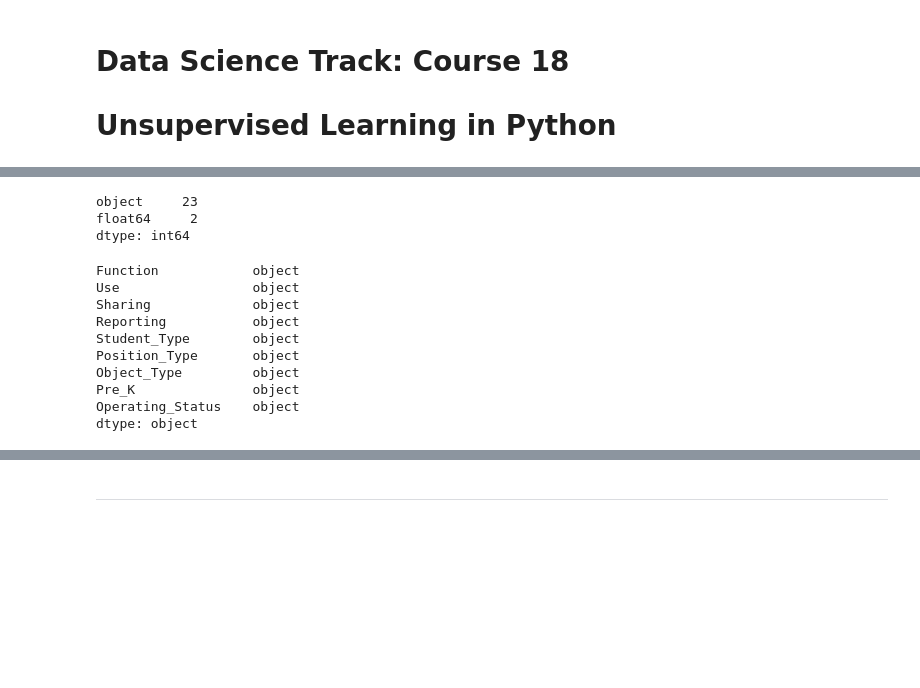
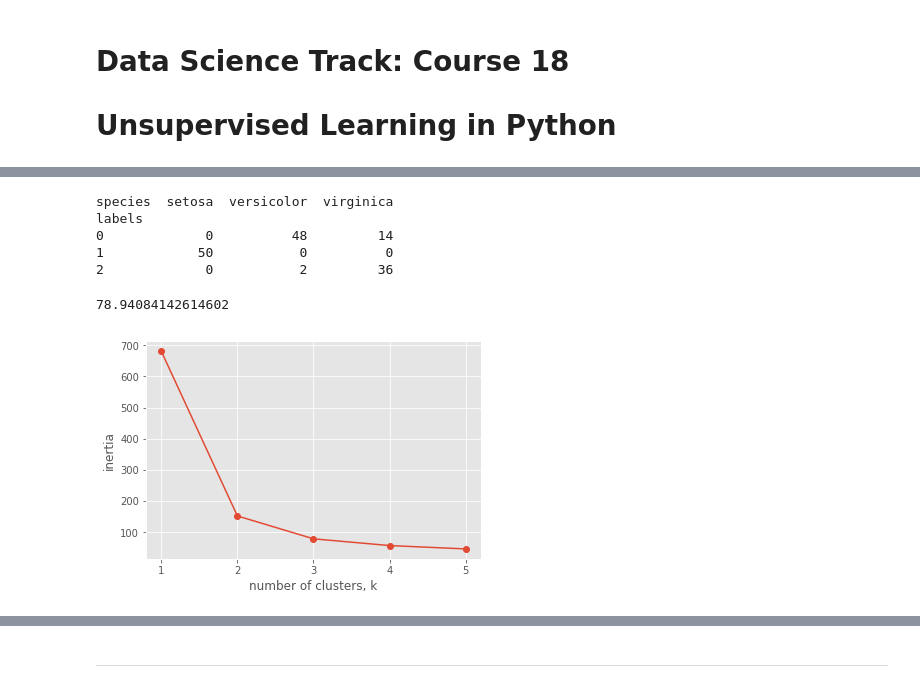
Before and after one commit to jadoonengr/DataCamp-Notes, a Jupyter notebook: 18. Unsupervised Learning in Python.ipynb, the cells around one changed output, grey strips where cells are left out. Drawn from its saved outputs; the diff is of its cells as text; code cells hidden in the pictures; blank space fills up the shorter version.

```diff
--- a/18. Unsupervised Learning in Python.ipynb
+++ b/18. Unsupervised Learning in Python.ipynb
@@ -182,0 +738,3 @@ memory usage: 32.3+ KB
+# %%
+samples = load_iris()['data']
+species = pd.Series(load_iris()['target']).map({0:'setosa',1:'versicolor',2:'virginica'})
@@ -183,9 +764,46 @@ memory usage: 32.3+ KB
+# %%
+# Crosstab of labels and species
+
+ct = pd.crosstab(df['labels'], df['species'])
+print(ct)
+# %% [output]
+species  setosa  versicolor  virginica
+labels
+0             0          48         14
+1            50           0          0
+2             0           2         36
+# %%
+# Inertia measures clustering quality
+
+from sklearn.cluster import KMeans
+model = KMeans(n_clusters=3)
+model.fit(samples)
+print(model.inertia_)
+# %% [output]
+78.94084142614602
+# %%
+# The number of clusters
+
+ks = range(1, 6)
+inertias = []
+
+for k in ks:
+    # Create a KMeans instance with k clusters: model
+    model = KMeans(n_clusters=k)
+
+    # Fit model to samples
+    model.fit(samples)
+
+    # Append the inertia to the list of inertias
+    inertias.append(model.inertia_)
+
+# Plot ks vs inertias
+plt.plot(ks, inertias, '-o')
+plt.xlabel('number of clusters, k')
+plt.ylabel('inertia')
+plt.xticks(ks)
+plt.show()
+# %% [output]
+[figure, added]
 # %%
 # EXERCISES
-# %%
-# Exploring datatypes in pandas
-df.dtypes.value_counts()
-# %% [output]
-object     23
-float64     2
-dtype: int64
@@ -196,13 +809,0 @@ LABELS = ['Function','Use','Sharing','Reporting','Student_Type',
-# %%
-df[LABELS].dtypes
-# %% [output]
-Function            object
-Use                 object
-Sharing             object
-Reporting           object
-Student_Type        object
-Position_Type       object
-Object_Type         object
-Pre_K               object
-Operating_Status    object
-dtype: object
```
Also changed, not shown: parts of 254 cells of this notebook, 26 other files.
